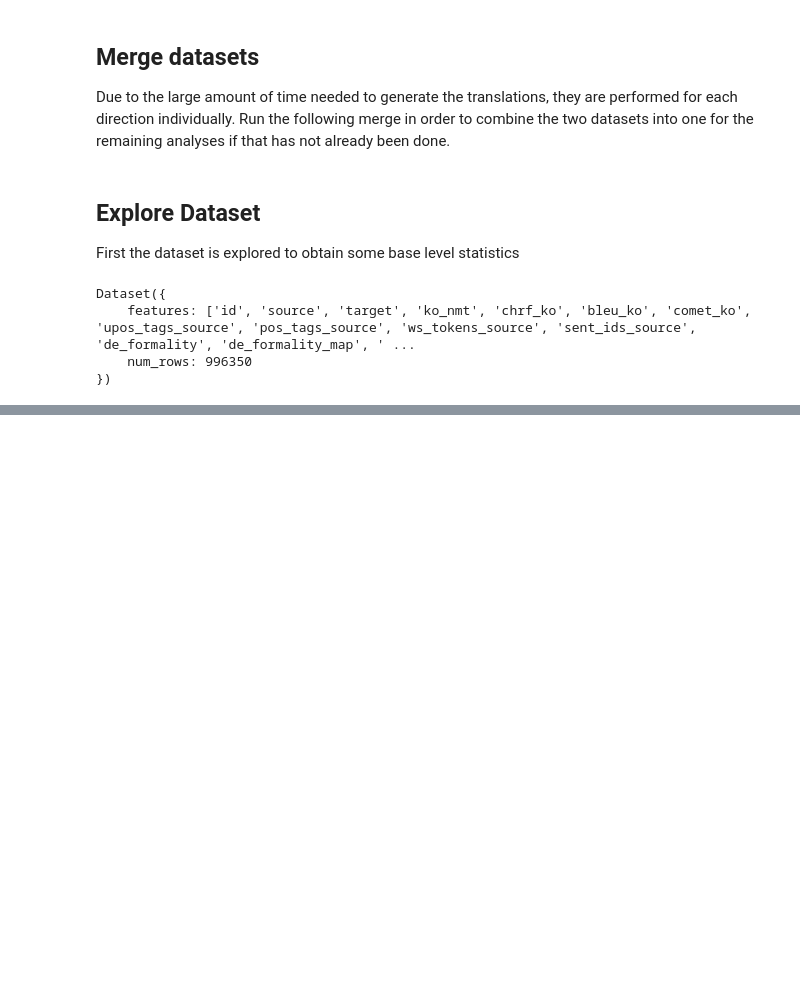
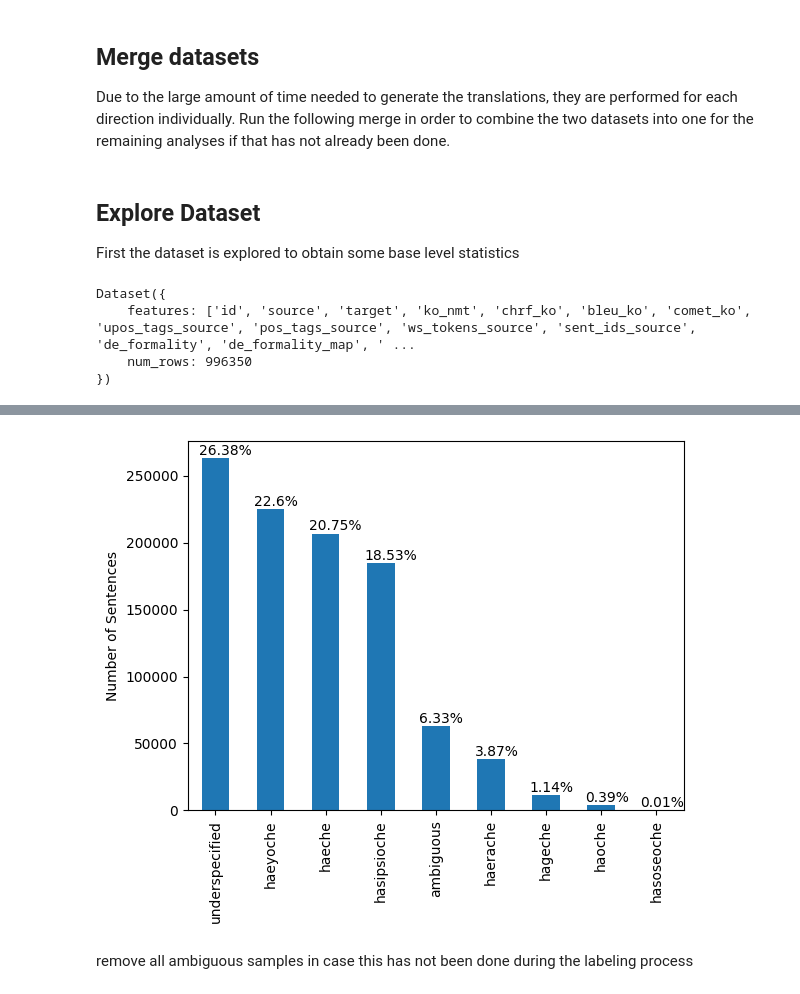
Before and after one commit to lsickert/rude-nmt, a Jupyter notebook: analysis.ipynb, the cells around one changed output, grey strips where cells are left out. Drawn from its saved outputs; the diff is of its cells as text; code cells hidden in the pictures; blank space fills up the shorter version.

```diff
--- a/analysis.ipynb
+++ b/analysis.ipynb
@@ -35,2 +39,6 @@ analysis.get_formality_plot(ds, "de_formality")
 # %%
-analysis.get_formality_plot(ds, "ko_formality", ax_annotate_vals=(0.3,2500))
+tatoeba_analysis.get_formality_plot(ds, "ko_formality", ax_annotate_vals=(0.3,2500))
+# %% [output]
+[figure, added]
+# %% [markdown]
+remove all ambiguous samples in case this has not been done during the labeling process
```
Also changed, not shown: parts of 18 cells of this notebook, 6 other files.
